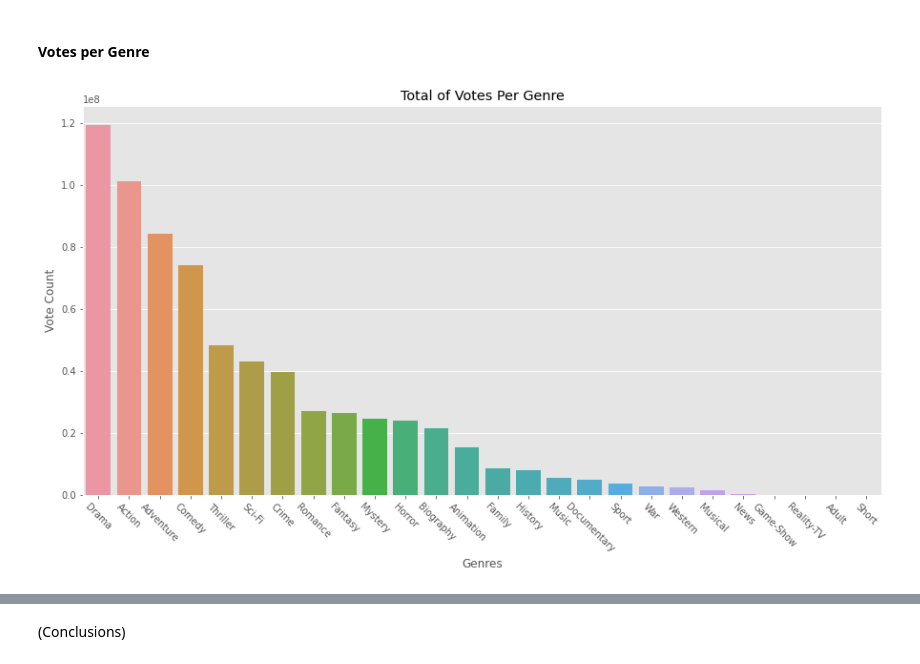
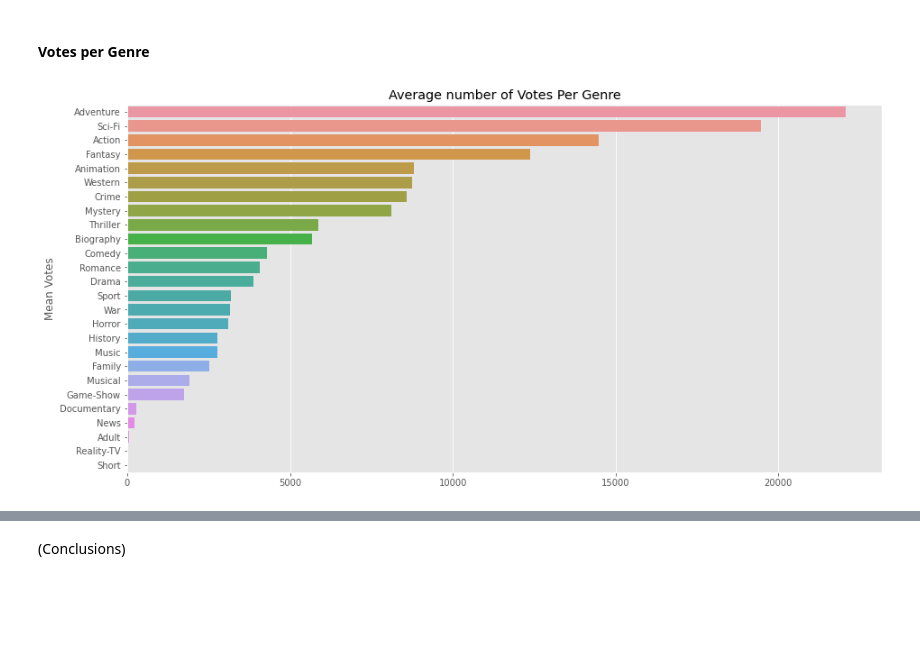
Before and after one commit to waihiga9/ExploratoryDataAnalysis_MoviesDataset, a Jupyter notebook: EDA_movies.ipynb, the cells around one changed output, grey strips where cells are left out. Saved outputs shown, nothing was run; the diff lists cells and outputs as text; code cells hidden in the pictures; blank space fills up the shorter version.

```diff
--- a/EDA_movies.ipynb
+++ b/EDA_movies.ipynb
@@ -378,13 +374,12 @@ plt.title('Number of Movies Per Genre');
 # %% [markdown]
 #### Votes per Genre
 # %%
-genre_votes = genre_df.groupby('genres')['numvotes'].sum().sort_values(ascending=False)
+genre_votes = genre_df.groupby('genres')['numvotes'].mean().sort_values(ascending=False)
 # Set up plot
 fig, ax = plt.subplots(figsize=(15,7.5))
-sns.barplot(data=genre_votes, x=genre_votes.index, y = genre_votes.values, order=genre_votes.values)
-plt.xticks(range(len(genre_votes)), genre_votes.index, rotation = -45 )
-ax.set_xlabel('Genres')
-ax.set_ylabel('Vote Count')
-ax.set_title('Total of Votes Per Genre');
+sns.barplot(y=genre_votes.index, x= genre_votes.values)
+# plt.xticks(range(len(genre_votes)), genre_votes.index, rotation = -45 )
+ax.set_ylabel('Mean Votes')
+ax.set_title('Average number of Votes Per Genre');
 # %% [output]
-[figure, old version]
+[figure, new version]
```
Also changed, not shown: parts of 28 cells of this notebook.
